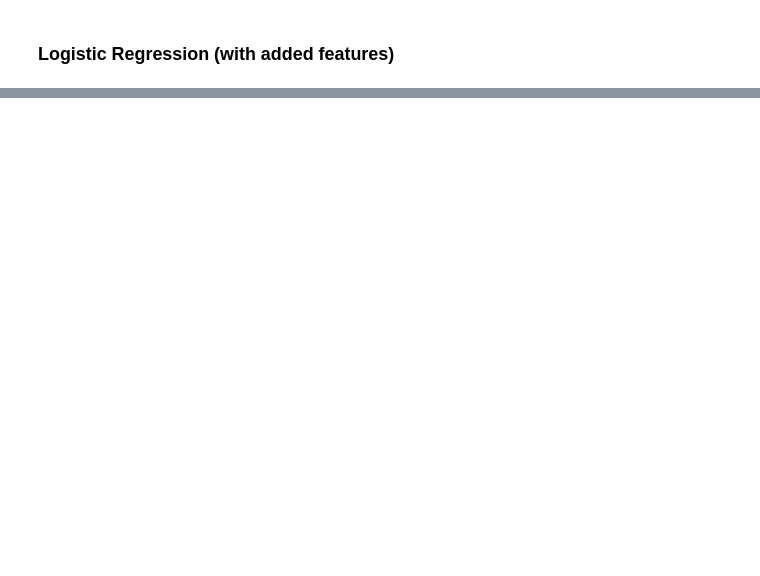
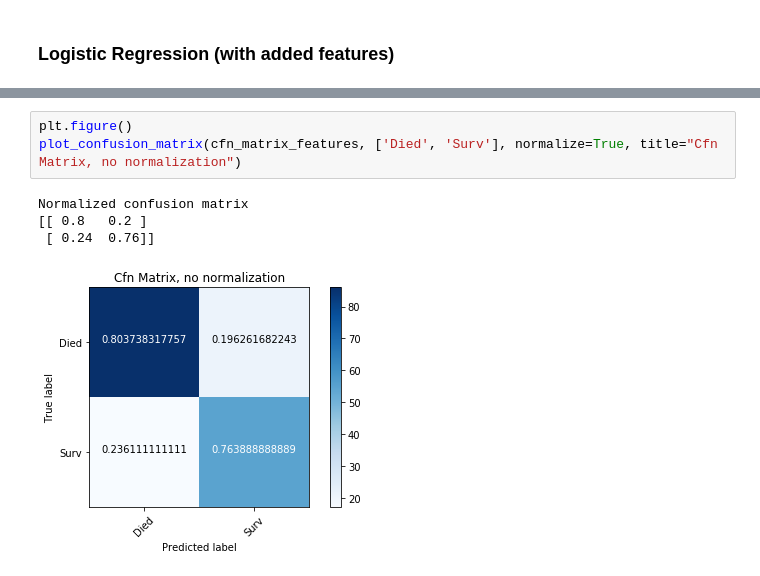
Before and after one commit to dvalp/coding-practice, a Jupyter notebook: kaggle/titanic/Titanic-Notebook.ipynb, the cells around one changed output, grey strips where cells are left out. Saved outputs shown, nothing was run; the diff lists cells and outputs as text; blank space fills up the shorter version.

```diff
--- a/kaggle/titanic/Titanic-Notebook.ipynb
+++ b/kaggle/titanic/Titanic-Notebook.ipynb
@@ -104,0 +171,8 @@ avg / total       0.73      0.73      0.71       179
+# %%
+plt.figure()
+plot_confusion_matrix(cfn_matrix_features, ['Died', 'Surv'], normalize=True, title="Cfn Matrix, no normalization")
+# %% [output]
+Normalized confusion matrix
+[[ 0.8   0.2 ]
+ [ 0.24  0.76]]
+[figure, added]
```
Also changed, not shown: parts of 23 cells of this notebook.
